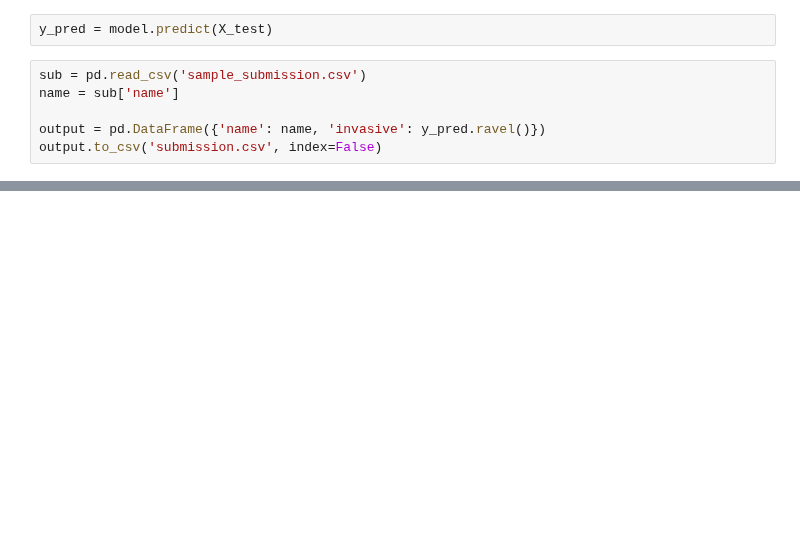
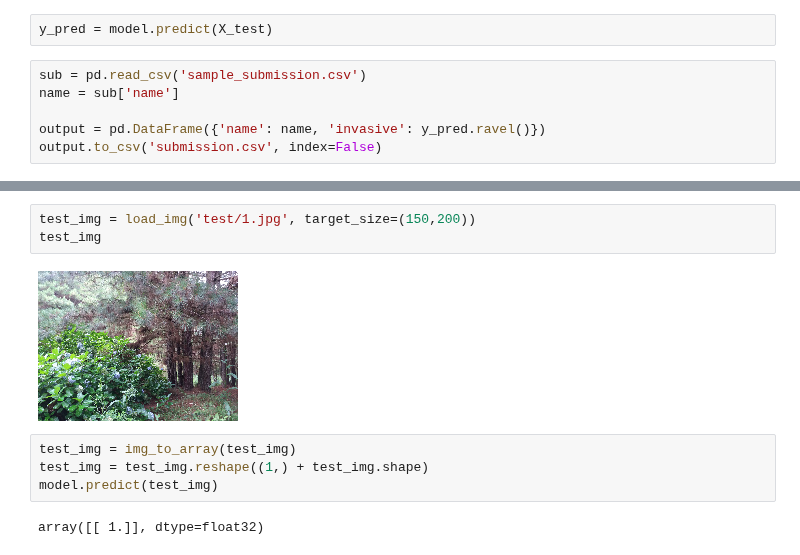
Before and after one commit to alekseisolovev/kaggle, a Jupyter notebook: invasive-species/nn_vgg16.ipynb, the cells around one changed output, grey strips where cells are left out. Drawn from its saved outputs; the diff is of its cells as text; blank space fills up the shorter version.

```diff
--- a/invasive-species/nn_vgg16.ipynb
+++ b/invasive-species/nn_vgg16.ipynb
@@ -149,0 +164,11 @@ output.head()
+# %%
+test_img = load_img('test/1.jpg', target_size=(150,200))
+test_img
+# %% [output]
+[figure, added]
+# %%
+test_img = img_to_array(test_img)
+test_img = test_img.reshape((1,) + test_img.shape)
+model.predict(test_img)
+# %% [output]
+array([[ 1.]], dtype=float32)
```
Also changed, not shown: parts of 25 cells of this notebook.
